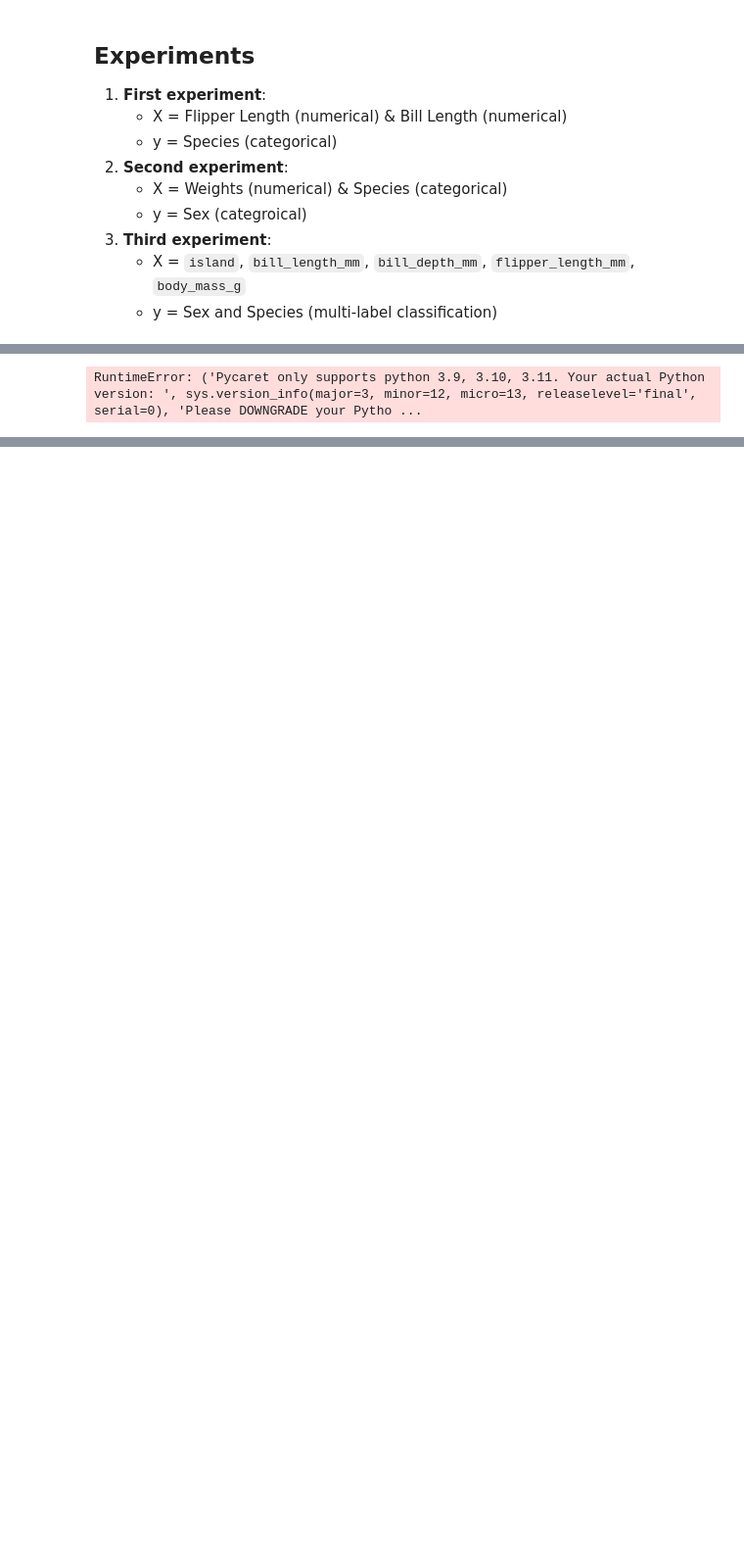
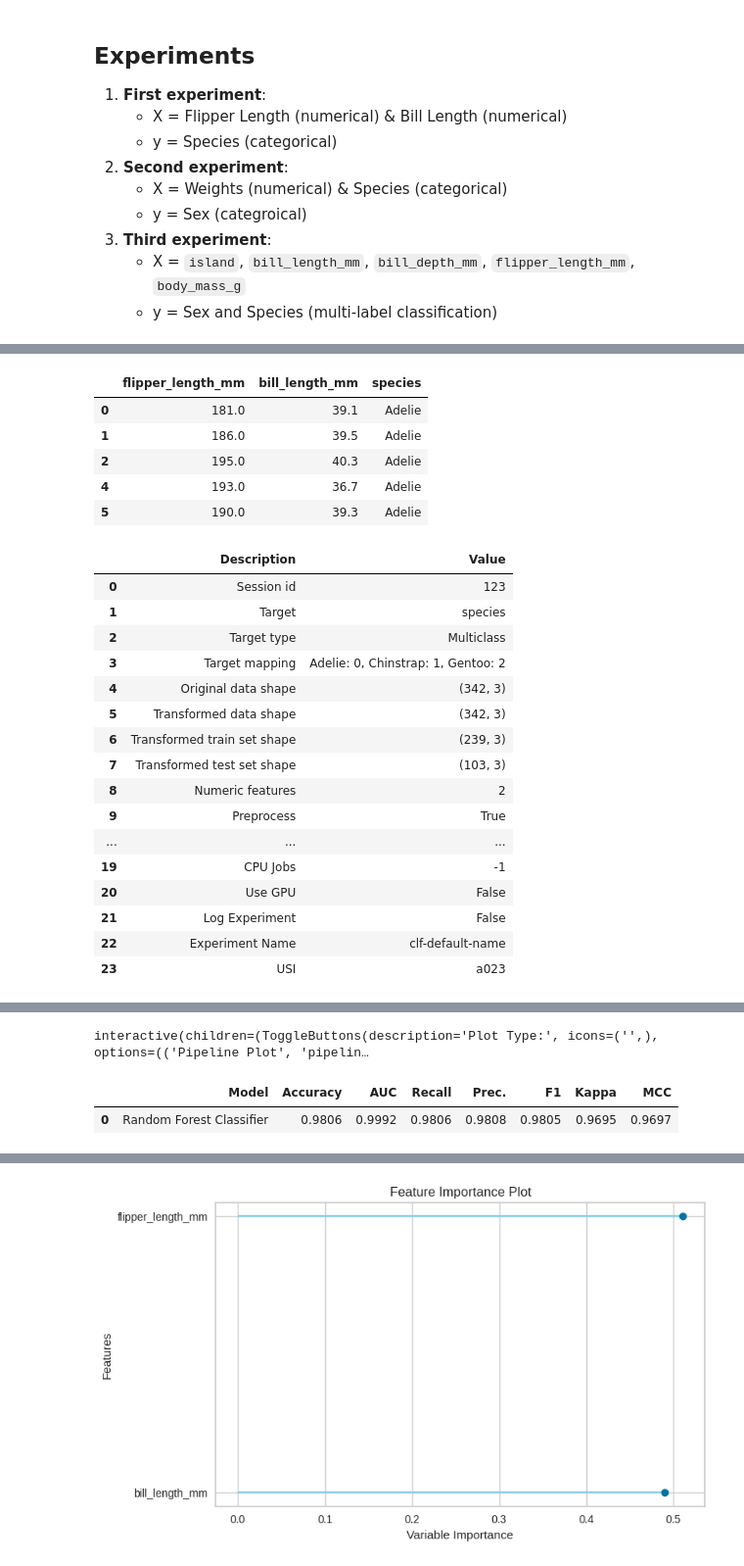
Before and after one commit to sarahmohammed72/Sdaia-Bootcamp, a Jupyter notebook: content/W3/M6/exercises/ex2_pycaret_classification.ipynb, the cells around one changed output, grey strips where cells are left out. Shown at 98% size. Cells and saved outputs as stored; diff of their text form; code cells hidden in the pictures; blank space fills up the shorter version.

Commit message:
ex2_pycaret_classification

```diff
--- a/content/W3/M6/exercises/ex2_pycaret_classification.ipynb
+++ b/content/W3/M6/exercises/ex2_pycaret_classification.ipynb
@@ -80,12 +129,45 @@ Successfully installed category-encoders-2.7.0 choreographer-1.2.1 dash-4.1.0 je
 # %%
-from pycaret.classification import *
-
-exp1 = setup(data = penguins,
-             target = 'species',
-             numeric_features = ['bill_length_mm', 'flipper_length_mm'],
-             ignore_features = ['island', 'bill_depth_mm', 'body_mass_g', 'sex'],
-             session_id = 123)
-
-best_model1 = compare_models()
+#First experiment
+df_exp1 = penguins[['flipper_length_mm', 'bill_length_mm', 'species']]
+df_exp1 = df_exp1.dropna()
+df_exp1.head()
 # %% [output]
-RuntimeError: ('Pycaret only supports python 3.9, 3.10, 3.11. Your actual Python version: ', sys.version_info(major=3, minor=12, micro=13, releaselevel='final', serial=0), 'Please DOWNGRADE your Pytho ...
+|  | flipper_length_mm | bill_length_mm | species |
+| 0 | 181.0 | 39.1 | Adelie |
+| 1 | 186.0 | 39.5 | Adelie |
+| 2 | 195.0 | 40.3 | Adelie |
+| 4 | 193.0 | 36.7 | Adelie |
+| 5 | 190.0 | 39.3 | Adelie |
+# %%
+from pycaret.classification import *
+
+exp1 = setup(
+    data=df_exp1,
+    target='species',
+    session_id=123,
+    normalize=True,
+    transformation=True
+)
+best_model_exp1 = compare_models(include=['rf'])
+evaluate_model(best_model_exp1)
+predictions_exp1 = predict_model(best_model_exp1)
+predictions_exp1.head()
+plot_model(best_model_exp1, plot='feature')
+# %% [output]
+|  | Description | Value |
+| 0 | Session id | 123 |
+| 1 | Target | species |
+| 2 | Target type | Multiclass |
+| 3 | Target mapping | Adelie: 0, Chinstrap: 1, Gentoo: 2 |
+| 4 | Original data shape | (342, 3) |
+| 5 | Transformed data shape | (342, 3) |
+| 6 | Transformed train set shape | (239, 3) |
+| 7 | Transformed test set shape | (103, 3) |
+| 8 | Numeric features | 2 |
+| 9 | Preprocess | True |
+| ... | ... | ... |
+| 19 | CPU Jobs | -1 |
+| 20 | Use GPU | False |
+| 21 | Log Experiment | False |
+| 22 | Experiment Name | clf-default-name |
+| 23 | USI | a023 |
@@ -91,0 +178,3 @@ RuntimeError: ('Pycaret only supports python 3.9, 3.10, 3.11. Your actual Python
+interactive(children=(ToggleButtons(description='Plot Type:', icons=('',), options=(('Pipeline Plot', 'pipelin…
+|  | Model | Accuracy | AUC | Recall | Prec. | F1 | Kappa | MCC |
+| 0 | Random Forest Classifier | 0.9806 | 0.9992 | 0.9806 | 0.9808 | 0.9805 | 0.9695 | 0.9697 |
@@ -91,0 +182 @@ RuntimeError: ('Pycaret only supports python 3.9, 3.10, 3.11. Your actual Python
+[figure, added]
```
Also changed, not shown: parts of 9 cells of this notebook.
